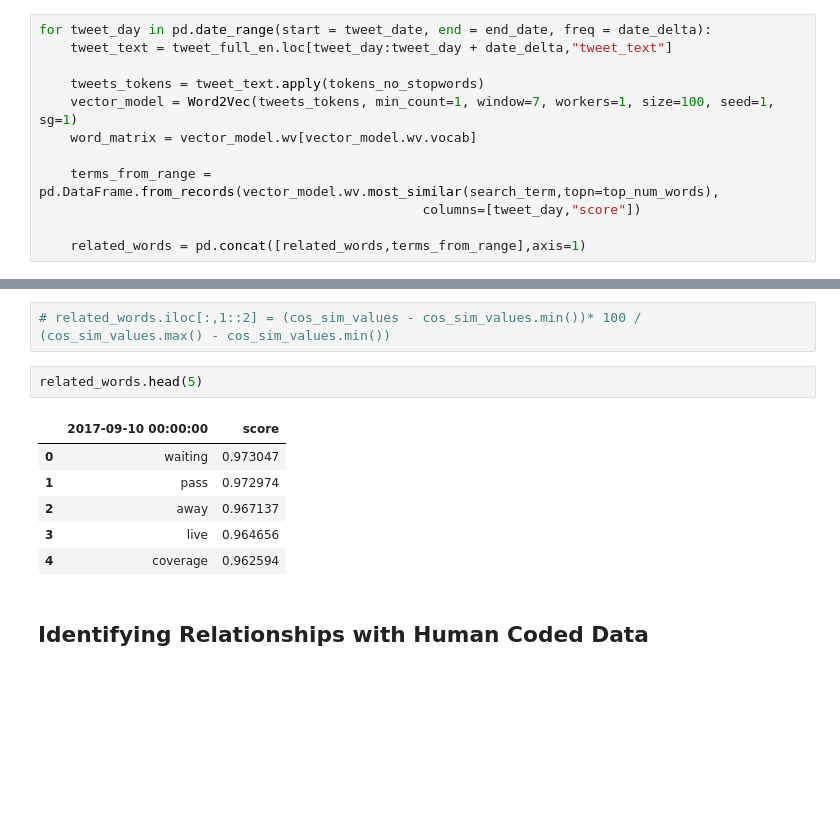
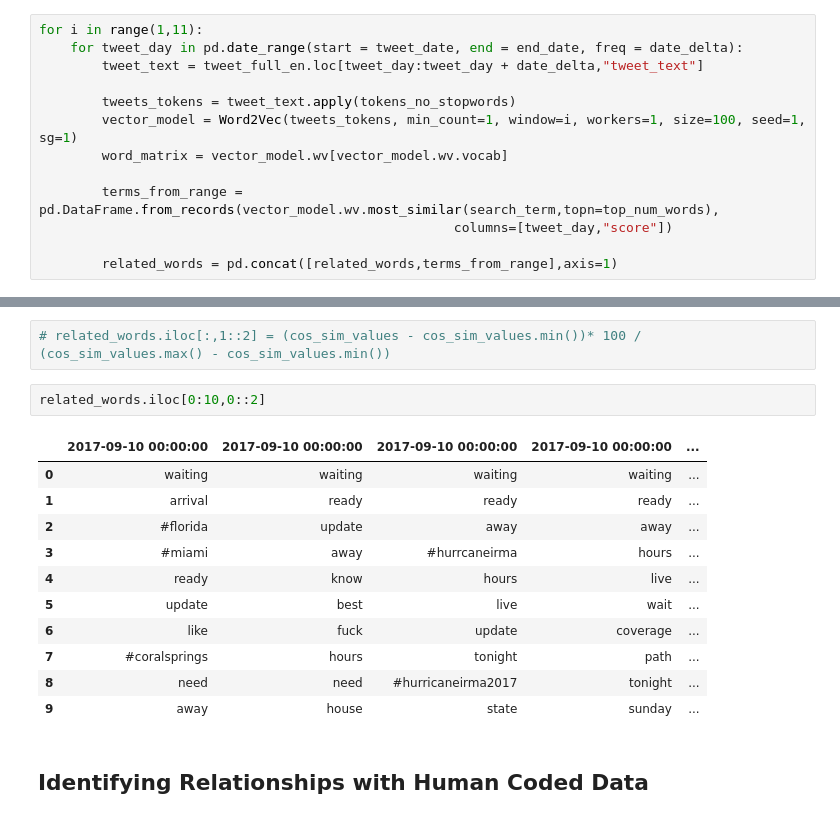
Before and after one commit to brownworth/TwitterDisaster, a Jupyter notebook: MinMaxScaledValues.ipynb, the cells around one changed output, grey strips where cells are left out. Cells and saved outputs as stored; diff of their text form; blank space fills up the shorter version.

```diff
--- a/MinMaxScaledValues.ipynb
+++ b/MinMaxScaledValues.ipynb
@@ -96,17 +97,18 @@ top_num_words = 300
 - Apply the tokenization and cleaning functions
 - Convert the tokens to vectors
 # %%
-for tweet_day in pd.date_range(start = tweet_date, end = end_date, freq = date_delta):
-    tweet_text = tweet_full_en.loc[tweet_day:tweet_day + date_delta,"tweet_text"]
+for i in range(1,11):
+    for tweet_day in pd.date_range(start = tweet_date, end = end_date, freq = date_delta):
+        tweet_text = tweet_full_en.loc[tweet_day:tweet_day + date_delta,"tweet_text"]
 
-    tweets_tokens = tweet_text.apply(tokens_no_stopwords)
-    vector_model = Word2Vec(tweets_tokens, min_count=1, window=7, workers=1, size=100, seed=1, sg=1)
-    word_matrix = vector_model.wv[vector_model.wv.vocab]
+        tweets_tokens = tweet_text.apply(tokens_no_stopwords)
+        vector_model = Word2Vec(tweets_tokens, min_count=1, window=i, workers=1, size=100, seed=1, sg=1)
+        word_matrix = vector_model.wv[vector_model.wv.vocab]
 
-    terms_from_range = pd.DataFrame.from_records(vector_model.wv.most_similar(search_term,topn=top_num_words),
-                                                 columns=[tweet_day,"score"])
+        terms_from_range = pd.DataFrame.from_records(vector_model.wv.most_similar(search_term,topn=top_num_words),
+                                                     columns=[tweet_day,"score"])
 
-    related_words = pd.concat([related_words,terms_from_range],axis=1)
+        related_words = pd.concat([related_words,terms_from_range],axis=1)
 # %% [markdown]
 ### Analysis on Cosine Similarity Values
 #### Checking lists of words and F1 scores for effectiveness of analysis based upon similar words contained.
@@ -114,15 +116,20 @@ for tweet_day in pd.date_range(start = tweet_date, end = end_date, freq = date_d
 # cos_sim_values = related_words.iloc[:,1::2]
 # %%
 # related_words.iloc[:,1::2] = (cos_sim_values - cos_sim_values.min())* 100 / (cos_sim_values.max() - cos_sim_values.min())
-# %%
-related_words.head(5)
-# %% [output]
-|  | 2017-09-10 00:00:00 | score |
-| 0 | waiting | 0.973047 |
-| 1 | pass | 0.972974 |
-| 2 | away | 0.967137 |
-| 3 | live | 0.964656 |
-| 4 | coverage | 0.962594 |
+# %%
+related_words.iloc[0:10,0::2]
+# %% [output]
+|  | 2017-09-10 00:00:00 | 2017-09-10 00:00:00 | 2017-09-10 00:00:00 | 2017-09-10 00:00:00 | ... |
+| 0 | waiting | waiting | waiting | waiting | ... |
+| 1 | arrival | ready | ready | ready | ... |
+| 2 | #florida | update | away | away | ... |
+| 3 | #miami | away | #hurrcaneirma | hours | ... |
+| 4 | ready | know | hours | live | ... |
+| 5 | update | best | live | wait | ... |
+| 6 | like | fuck | update | coverage | ... |
+| 7 | #coralsprings | hours | tonight | path | ... |
+| 8 | need | need | #hurricaneirma2017 | tonight | ... |
+| 9 | away | house | state | sunday | ... |
 # %% [markdown]
 ## Identifying Relationships with Human Coded Data
 # %% [markdown]
```
Also changed, not shown: parts of 29 cells of this notebook.
